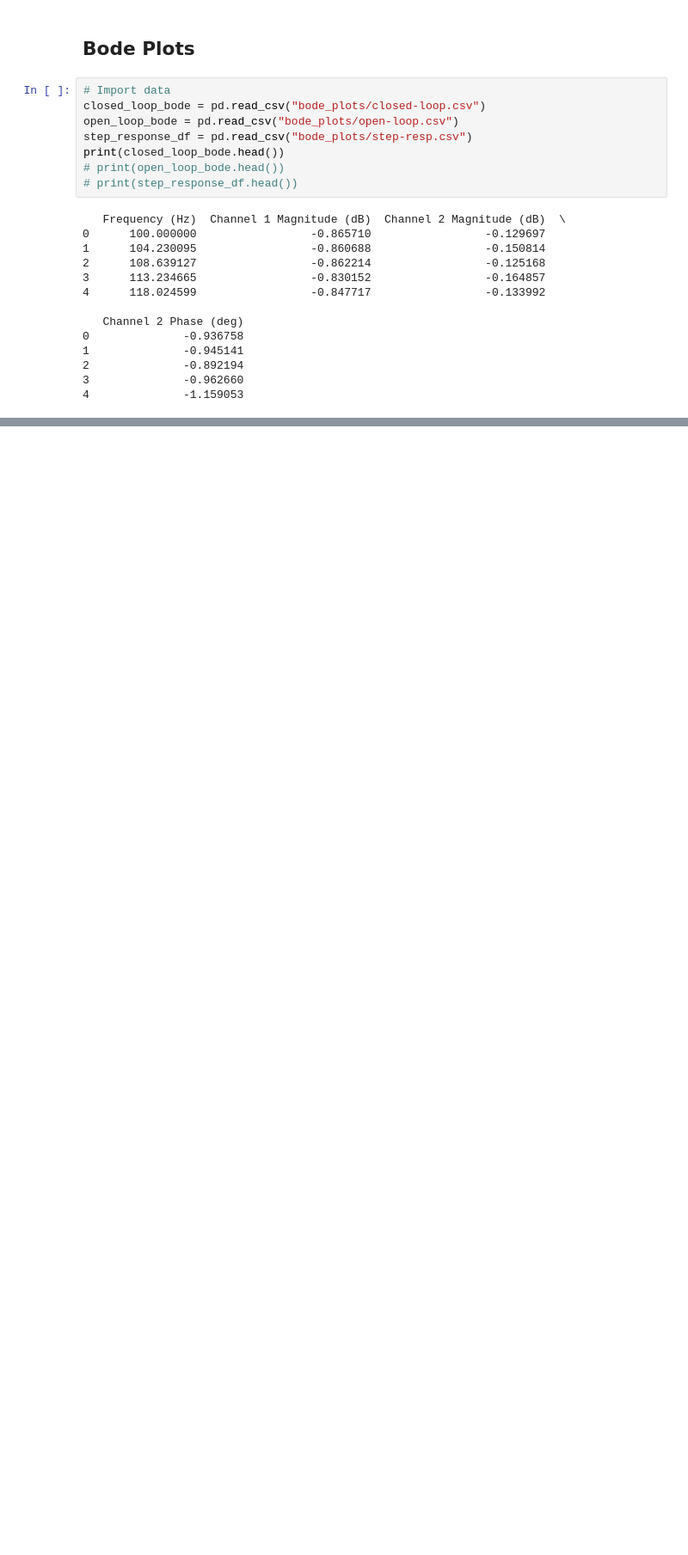
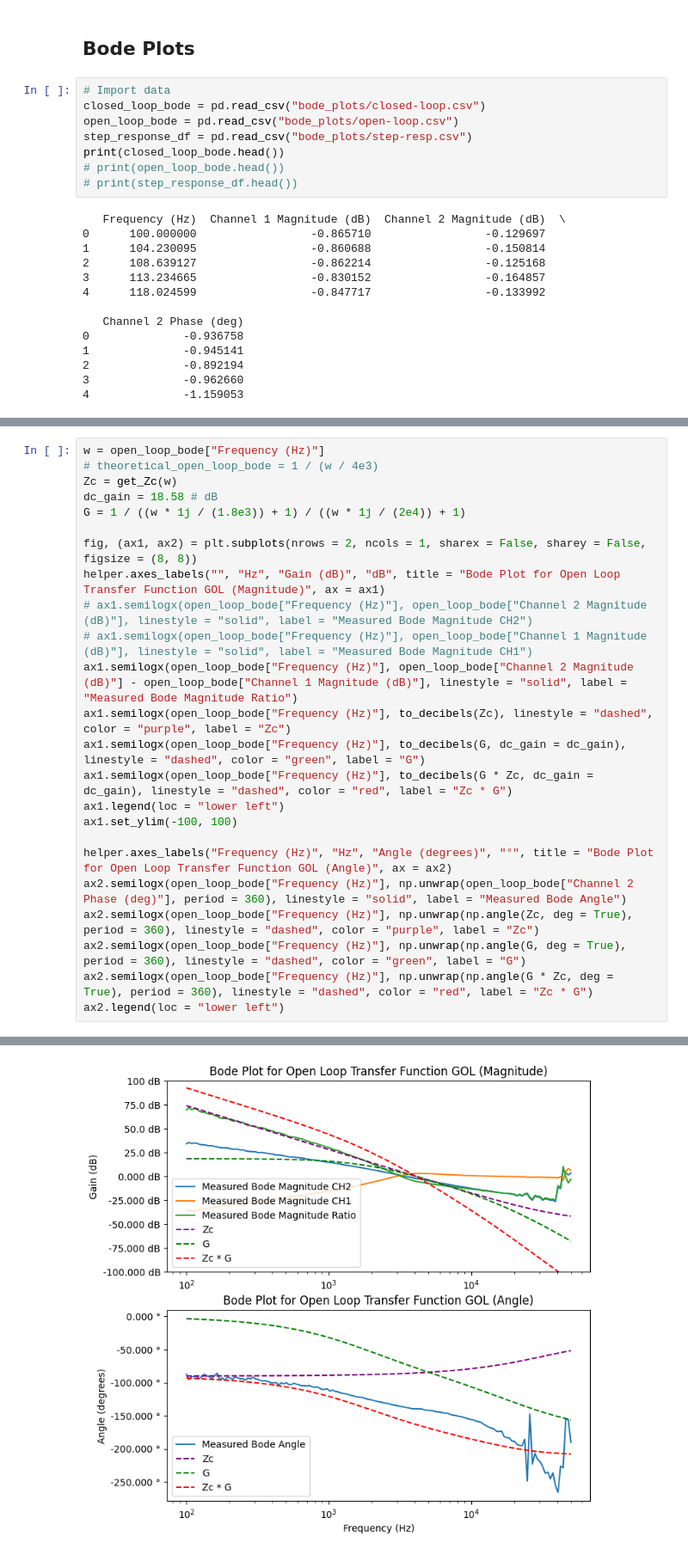
Before and after one commit to ianeyk/power-electronics, a Jupyter notebook: Lab 10/Lab10_report.ipynb, the cells around one changed output, grey strips where cells are left out. Shown: that part at 86% size. Drawn from its saved outputs; the diff is of its cells as text; blank space fills up the shorter version.

```diff
--- a/Lab 10/Lab10_report.ipynb
+++ b/Lab 10/Lab10_report.ipynb
@@ -298,0 +144,25 @@ Above 10 or 20 kHz, the system behaves erratically, as expected, because it is a
+# %%
+w = open_loop_bode["Frequency (Hz)"]
+# theoretical_open_loop_bode = 1 / (w / 4e3)
+Zc = get_Zc(w)
+dc_gain = 18.58 # dB
+G = 1 / ((w * 1j / (1.8e3)) + 1) / ((w * 1j / (2e4)) + 1)
+
+fig, (ax1, ax2) = plt.subplots(nrows = 2, ncols = 1, sharex = False, sharey = False, figsize = (8, 8))
+helper.axes_labels("", "Hz", "Gain (dB)", "dB", title = "Bode Plot for Open Loop Transfer Function GOL (Magnitude)", ax = ax1)
+# ax1.semilogx(open_loop_bode["Frequency (Hz)"], open_loop_bode["Channel 2 Magnitude (dB)"], linestyle = "solid", label = "Measured Bode Magnitude CH2")
+# ax1.semilogx(open_loop_bode["Frequency (Hz)"], open_loop_bode["Channel 1 Magnitude (dB)"], linestyle = "solid", label = "Measured Bode Magnitude CH1")
+ax1.semilogx(open_loop_bode["Frequency (Hz)"], open_loop_bode["Channel 2 Magnitude (dB)"] - open_loop_bode["Channel 1 Magnitude (dB)"], linestyle = "solid", label = "Measured Bode Magnitude Ratio")
+ax1.semilogx(open_loop_bode["Frequency (Hz)"], to_decibels(Zc), linestyle = "dashed", color = "purple", label = "Zc")
+ax1.semilogx(open_loop_bode["Frequency (Hz)"], to_decibels(G, dc_gain = dc_gain), linestyle = "dashed", color = "green", label = "G")
+ax1.semilogx(open_loop_bode["Frequency (Hz)"], to_decibels(G * Zc, dc_gain = dc_gain), linestyle = "dashed", color = "red", label = "Zc * G")
+ax1.legend(loc = "lower left")
+ax1.set_ylim(-100, 100)
+
+helper.axes_labels("Frequency (Hz)", "Hz", "Angle (degrees)", "°", title = "Bode Plot for Open Loop Transfer Function GOL (Angle)", ax = ax2)
+ax2.semilogx(open_loop_bode["Frequency (Hz)"], np.unwrap(open_loop_bode["Channel 2 Phase (deg)"], period = 360), linestyle = "solid", label = "Measured Bode Angle")
+ax2.semilogx(open_loop_bode["Frequency (Hz)"], np.unwrap(np.angle(Zc, deg = True), period = 360), linestyle = "dashed", color = "purple", label = "Zc")
+ax2.semilogx(open_loop_bode["Frequency (Hz)"], np.unwrap(np.angle(G, deg = True), period = 360), linestyle = "dashed", color = "green", label = "G")
+ax2.semilogx(open_loop_bode["Frequency (Hz)"], np.unwrap(np.angle(G * Zc, deg = True), period = 360), linestyle = "dashed", color = "red", label = "Zc * G")
+ax2.legend(loc = "lower left")
+# %% [output]
@@ -298,0 +170 @@ Above 10 or 20 kHz, the system behaves erratically, as expected, because it is a
+[figure, added]
```
Also changed, not shown: parts of 9 cells of this notebook.
